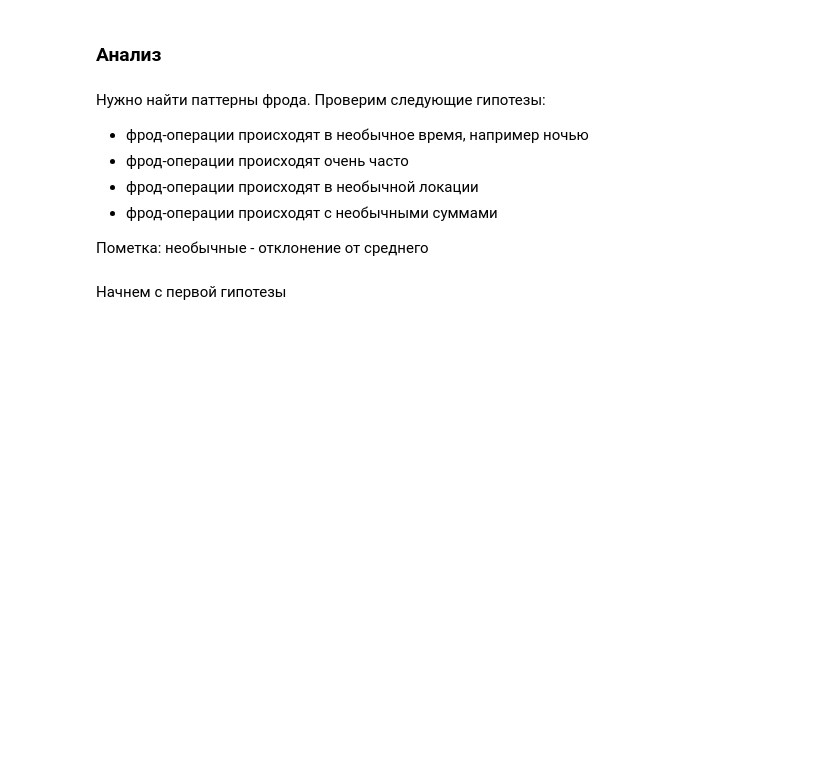
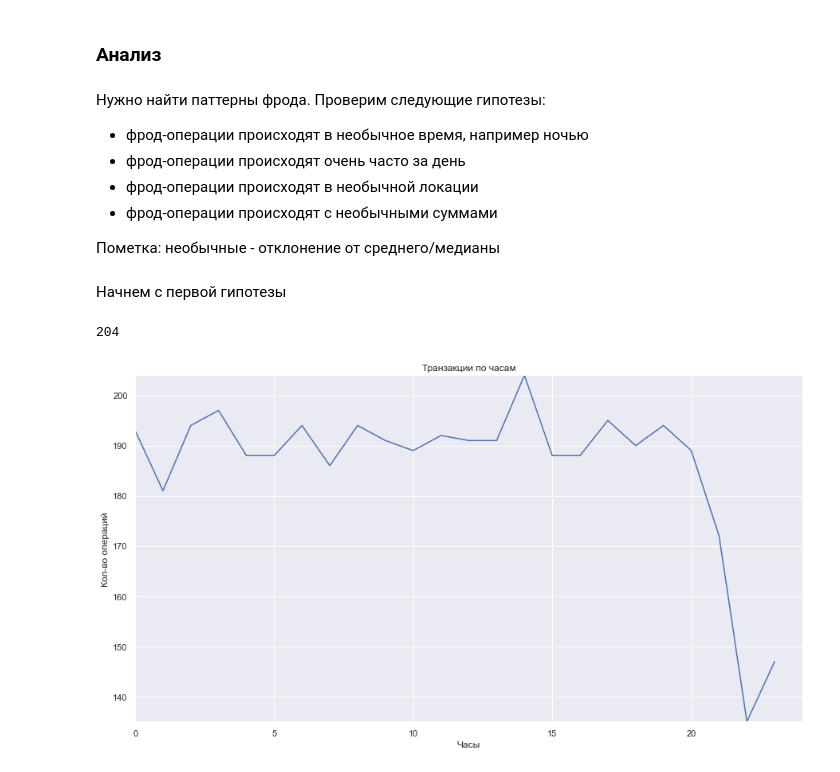
Before and after one commit to sersldmir/all_comp_repo, a Jupyter notebook: sber_cup.ipynb, the cells around one changed output. Drawn from its saved outputs; the diff is of its cells as text; code cells hidden in the pictures; blank space fills up the shorter version.

Commit message:
added analysis

```diff
--- a/sber_cup.ipynb
+++ b/sber_cup.ipynb
@@ -153,10 +155,25 @@ dtype: object
 # %% [markdown]
 Нужно найти паттерны фрода. Проверим следующие гипотезы:
 - фрод-операции происходят в необычное время, например ночью
-- фрод-операции происходят очень часто
+- фрод-операции происходят очень часто за день
 - фрод-операции происходят в необычной локации
 - фрод-операции происходят с необычными суммами
 
-Пометка: необычные - отклонение от среднего
+Пометка: необычные - отклонение от среднего/медианы
 # %% [markdown]
 Начнем с первой гипотезы
+# %%
+sns.set_style("whitegrid")
+sns.set(rc={'figure.figsize':(15,8)})
+transaction_times = df_for_analysis['date and time'].dt.strftime('%H').astype(np.int64).value_counts().sort_index()
+print(transaction_times.max())
+sns.lineplot(data=transaction_times)
+plt.xlabel("Часы")
+plt.ylabel("Кол-во операций")
+plt.title("Транзакции по часам")
+plt.ylim(transaction_times.min(),transaction_times.max())
+plt.xlim(0, 24)
+plt.show()
+# %% [output]
+204
+[figure, added]
```
Also changed, not shown: parts of 16 cells of this notebook.
